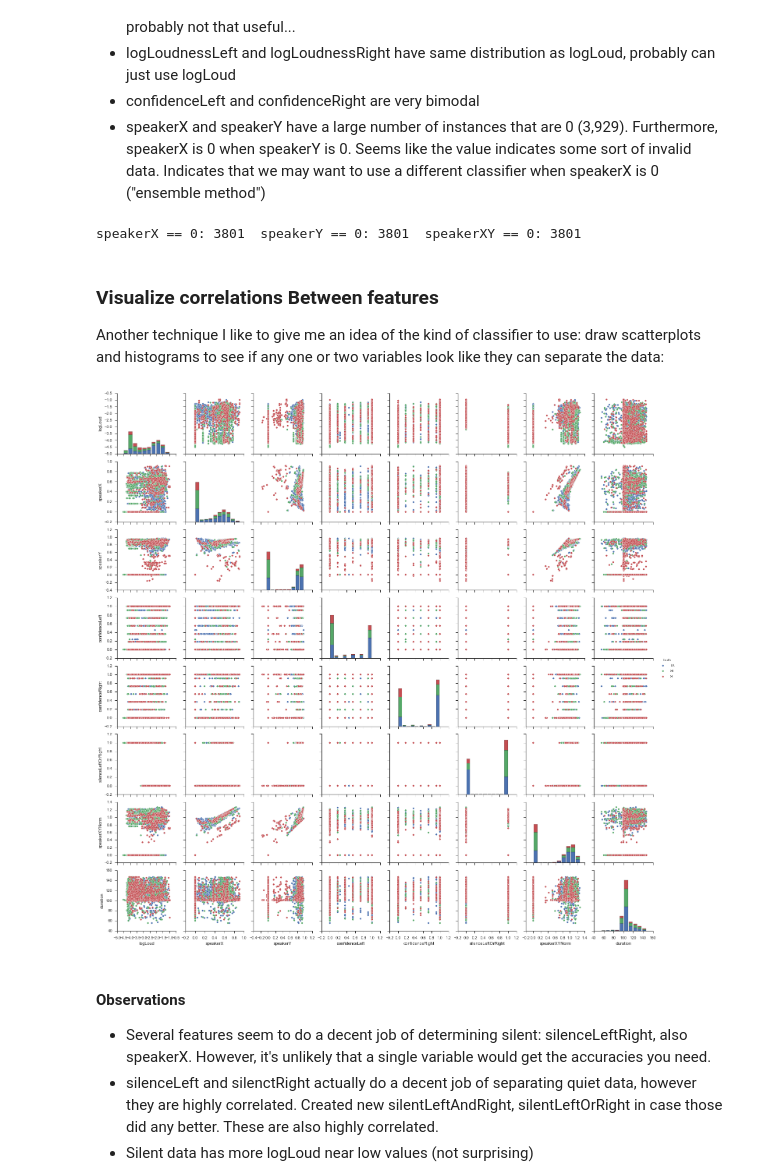
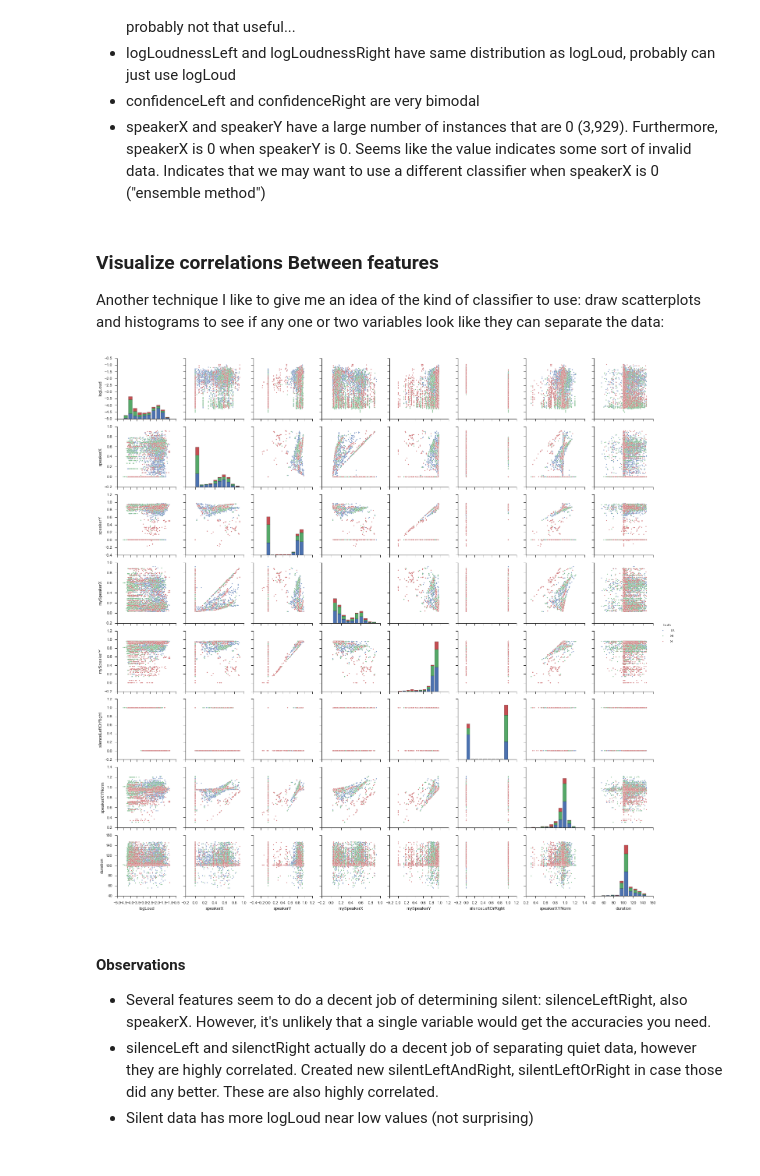
Before and after one commit to julenka/kinecture, a Jupyter notebook: 01-data_exploration.ipynb, the cells around one changed output. Drawn from its saved outputs; the diff is of its cells as text; code cells hidden in the pictures.

Commit message:
Rename files and implement own speakerX, and speakerY experiment, no good

```diff
--- a/data_exploration.ipynb
+++ b/01-data_exploration.ipynb
@@ -75,12 +59,7 @@ column audTime not found (may already be removed)
 I looked at the data from a previous pass, and added a few more features. Here they are. Afterward I print out all the features I have, which will be useful later
-# %%
-import math
-train_dataframe['logLoudnessLeft'] = train_dataframe['loudnessLeft'].map(lambda x: math.log(x + 1e-5))
-train_dataframe['logLoudnessRight'] = train_dataframe['loudnessRight'].map(lambda x: math.log(x + 1e-5))
-train_dataframe['averageLogLoudness'] = (train_dataframe['logLoudnessLeft'] + train_dataframe['logLoudnessRight']) / 2
-train_dataframe['silenceLeftAndRight'] = train_dataframe['silenceLeft'] & train_dataframe['silenceRight']
-train_dataframe['silenceLeftOrRight'] = train_dataframe['silenceLeft'] | train_dataframe['silenceRight']
-train_dataframe['speakerXYNorm'] = (train_dataframe['speakerX'] ** 2 + train_dataframe['speakerY'] ** 2) ** 0.5
+# %%
+train_dataframe = kinecture.clean_data(train_dataframe)
+train_dataframe = kinecture.gen_features(train_dataframe)
 # %% [markdown]
 ### Visualization the distribution of features
 One of my favorite things to do is to see how different features are distributed, and correlated with each other. That's because this is the point where I get to make pretty pictures that sometimes give insight into the data!
@@ -97,33 +76,23 @@ kinecture.plot_distributions(train_features, train_features.columns, 3)
 * logLoudnessLeft and logLoudnessRight have same distribution as logLoud, probably can just use logLoud
 * confidenceLeft and confidenceRight are very bimodal
 * speakerX and speakerY have a large number of instances that are 0 (3,929). Furthermore, speakerX is 0 when speakerY is 0. Seems like the value indicates some sort of invalid data. Indicates that we may want to use a different classifier when speakerX is 0 ("ensemble method")
-# %%
-# How many elements have speakerX == 0? Do they overlap?
-speakerX_0_mask = train['speakerX'] == 0
-speakerY_0_mask = train['speakerY'] == 0
-speakerXY_0_make = speakerX_0_mask & speakerY_0_mask
-print("speakerX == 0:", speakerX_0_mask.sum(),
-      " speakerY == 0:", speakerY_0_mask.sum(),
-      " speakerXY == 0:", speakerXY_0_make.sum())
-# %% [output]
-speakerX == 0: 3801  speakerY == 0: 3801  speakerXY == 0: 3801
 # %% [markdown]
 ### Visualize correlations Between features
 Another technique I like to give me an idea of the kind of classifier to use: draw scatterplots and histograms to see if any one or two variables look like they can separate the data:
 # %%
-g = sns.pairplot(train,
-                 markers='o', # use 'o' for a larger dot
+g = sns.pairplot(train_dataframe,
+                 markers='.', # use 'o' for a larger dot
                  vars=["logLoud",
                        "speakerX",
                        "speakerY",
-                       "confidenceLeft",
-                       "confidenceRight",
+                       "mySpeakerX",
+                       "mySpeakerY",
                        "silenceLeftOrRight",
                        "speakerXYNorm",
                        "duration"],
                  hue="Truth")
 # %% [output]
-[figure, old version]
+[figure, new version]
 # %% [markdown]
 #### Observations
 * Several features seem to do a decent job of determining silent: silenceLeftRight, also speakerX. However, it's unlikely that a single variable would get the accuracies you need.
```
Also changed, not shown: parts of 11 cells of this notebook, 4 other files.
